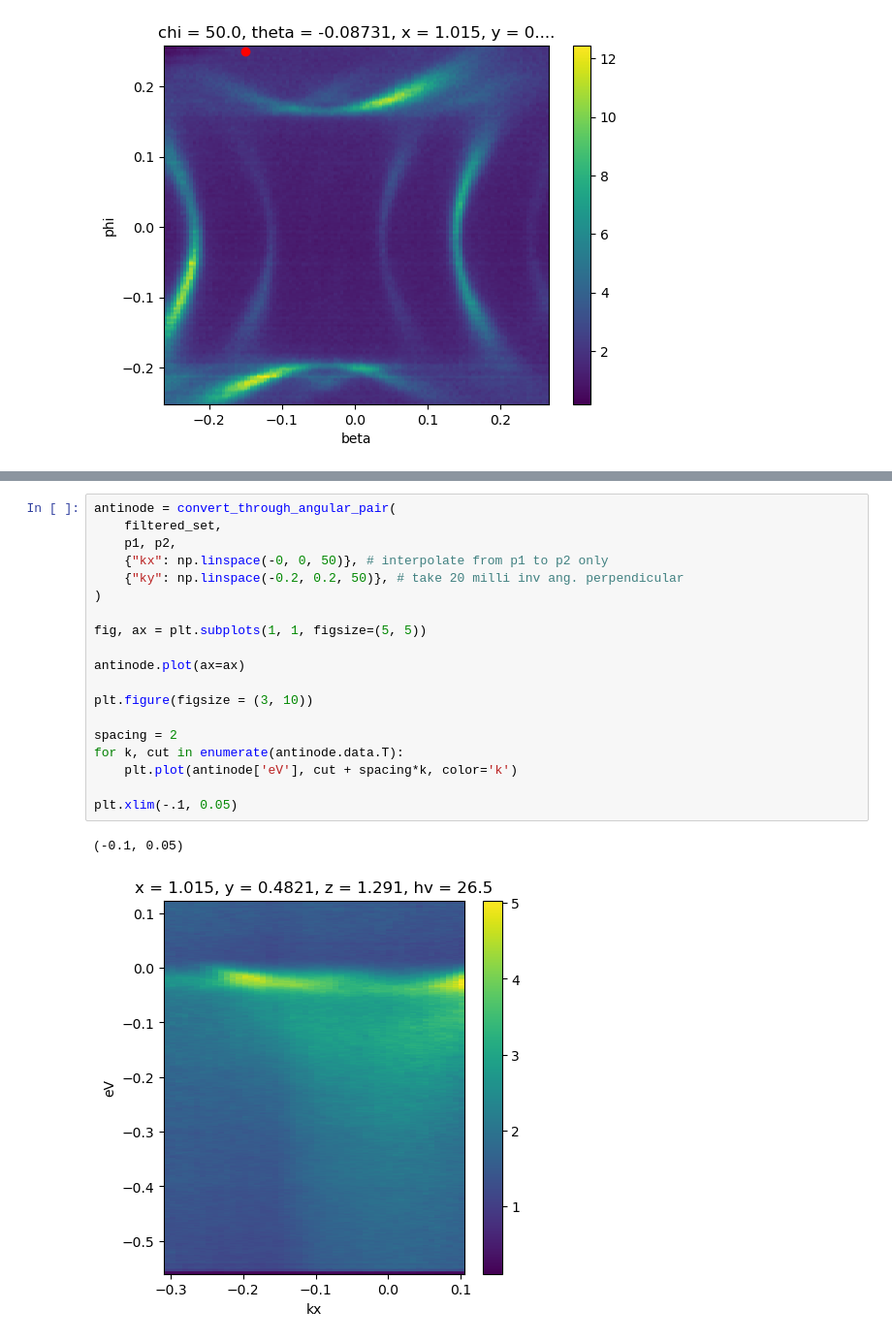
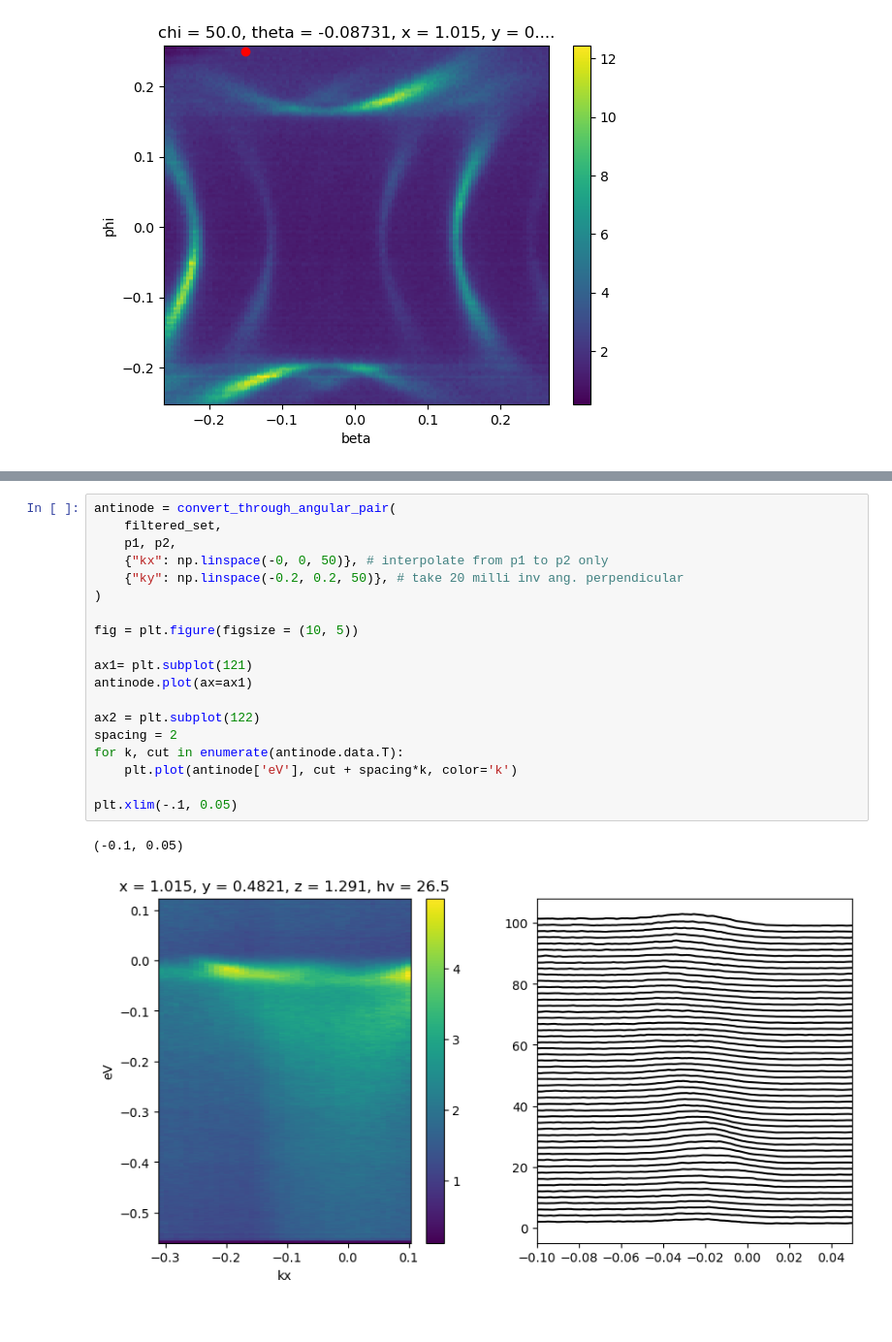
Before and after one commit to hellbrue/psi_arpes_scripts, a Jupyter notebook: scripts_francesco/analysis_FB.ipynb, the cells around one changed output, grey strips where cells are left out. Shown at 97% size. Saved outputs shown, nothing was run; the diff lists cells and outputs as text.

```diff
--- a/scripts_francesco/analysis_FB.ipynb
+++ b/scripts_francesco/analysis_FB.ipynb
@@ -420,22 +418,22 @@ plt.ylim([-0.15, 0.05])
 # %%
 antinode = convert_through_angular_pair(
     filtered_set,
     p1, p2,
     {"kx": np.linspace(-0, 0, 50)}, # interpolate from p1 to p2 only
     {"ky": np.linspace(-0.2, 0.2, 50)}, # take 20 milli inv ang. perpendicular
 )
 
-fig, ax = plt.subplots(1, 1, figsize=(5, 5))
+fig = plt.figure(figsize = (10, 5))
 
-antinode.plot(ax=ax)
+ax1= plt.subplot(121)
+antinode.plot(ax=ax1)
 
-plt.figure(figsize = (3, 10))
-
+ax2 = plt.subplot(122)
 spacing = 2
 for k, cut in enumerate(antinode.data.T):
     plt.plot(antinode['eV'], cut + spacing*k, color='k')
 
 plt.xlim(-.1, 0.05)
 # %% [output]
 (-0.1, 0.05)
-[figure, old version]
+[figure, new version]
```
Also changed, not shown: parts of 8 cells of this notebook.
